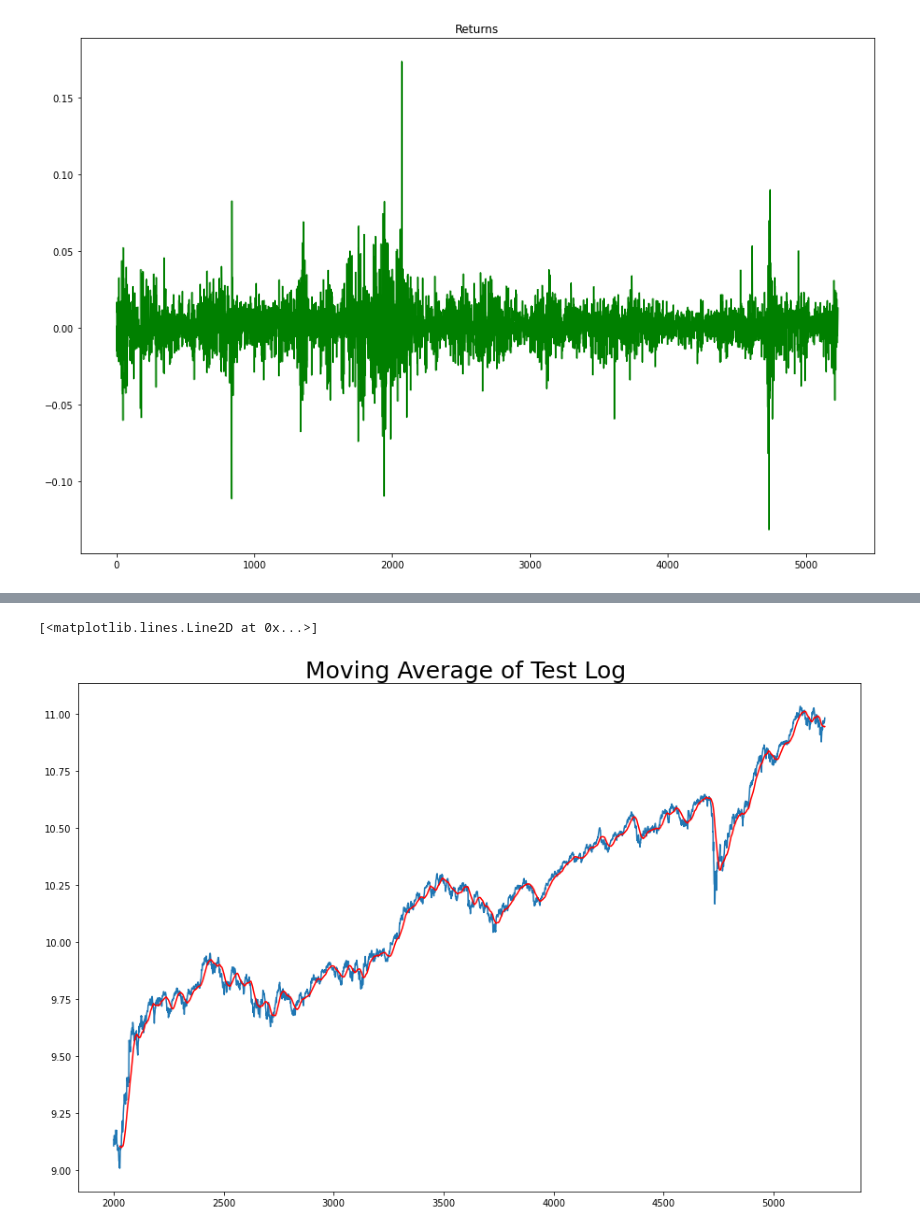
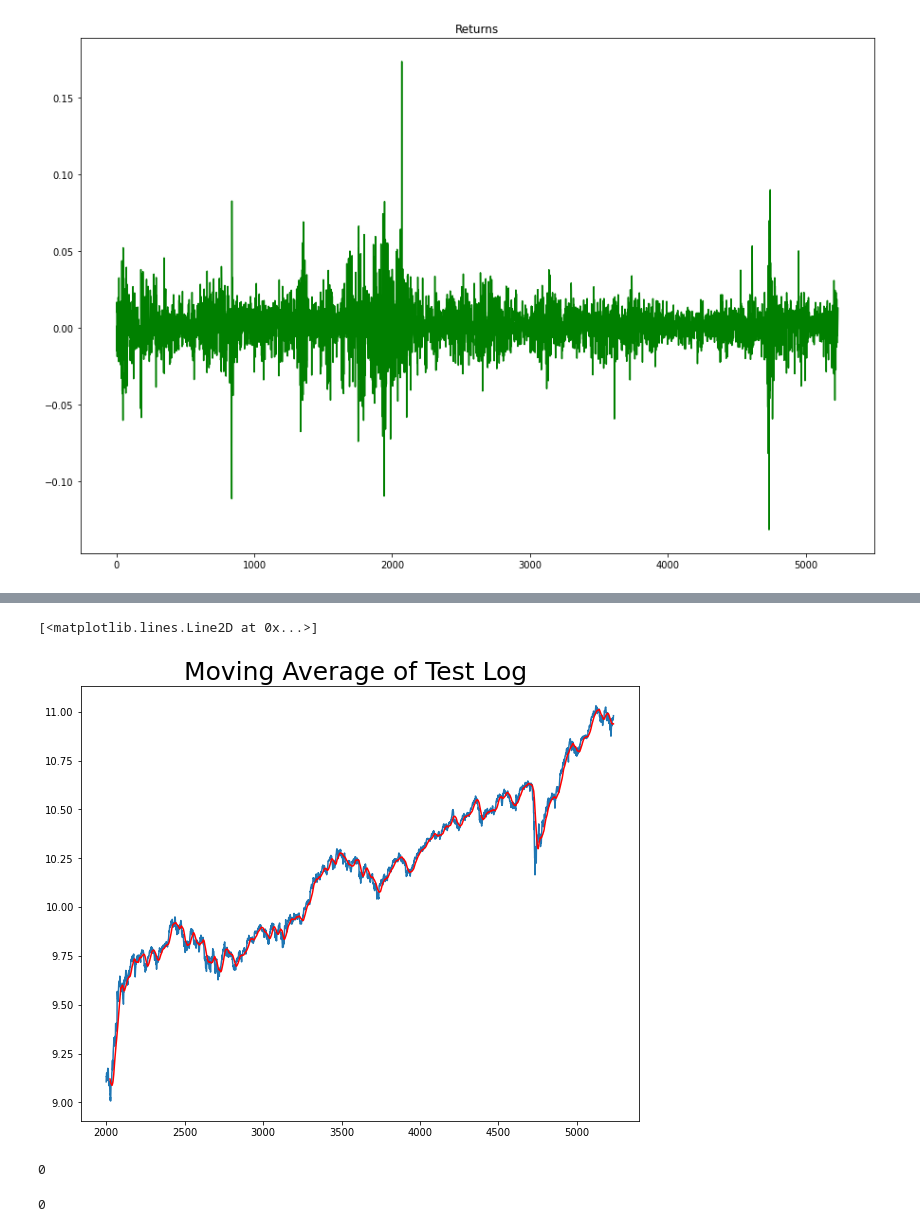
Before and after one commit to chaitsugale/Stock-Market-Prediction-The-Spark-Foundation-, a Jupyter notebook: Stock_Market_Prediction_Using_Numerical_and_Textual_Analysis(The_Spark_Foundation).ipynb, the cells around one changed output, grey strips where cells are left out. Cells and saved outputs as stored; diff of their text form; code cells hidden in the pictures.

```diff
--- a/Stock_Market_Prediction_Using_Numerical_and_Textual_Analysis(The_Spark_Foundation).ipynb
+++ b/Stock_Market_Prediction_Using_Numerical_and_Textual_Analysis(The_Spark_Foundation).ipynb
@@ -290,10 +293,18 @@ plt.plot(moving_avg,color = 'red')
 # %%
-moving_avg_test = bse_test_log.rolling(30).mean()
+moving_avg_test = bse_test_log.rolling(25).mean()
 
-plt.figure(figsize = (15,10))
+plt.figure(figsize = (10,8))
 plt.title('Moving Average of Test Log ',fontsize = 25)
 plt.plot(bse_test_log)
 plt.plot(moving_avg_test,color = 'red')
 # %% [output]
 [<matplotlib.lines.Line2D at 0x...>]
-[figure, old version]
+[figure, new version]
+# %%
+bse_train_log.isnull().sum()
+# %% [output]
+0
+# %%
+bse_test_log.isnull().sum()
+# %% [output]
+0
```
Also changed, not shown: parts of 12 cells of this notebook.
